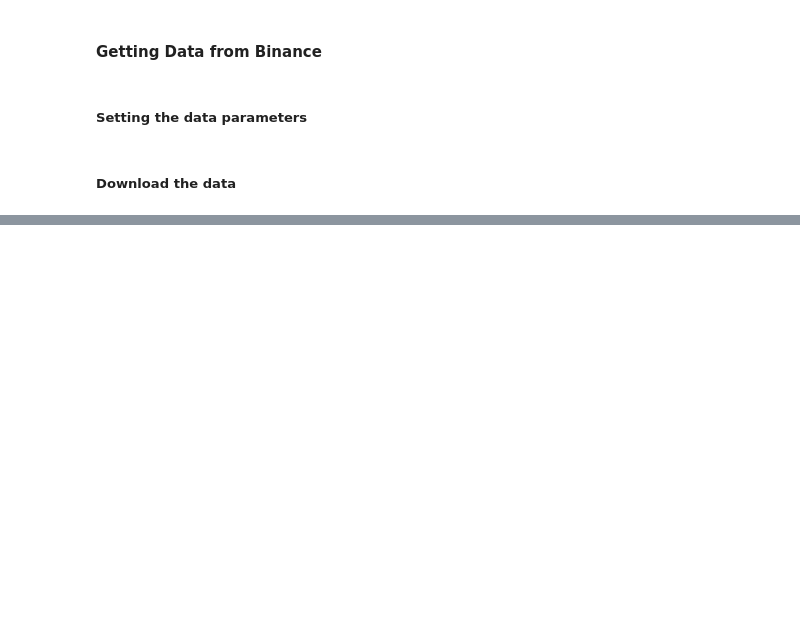
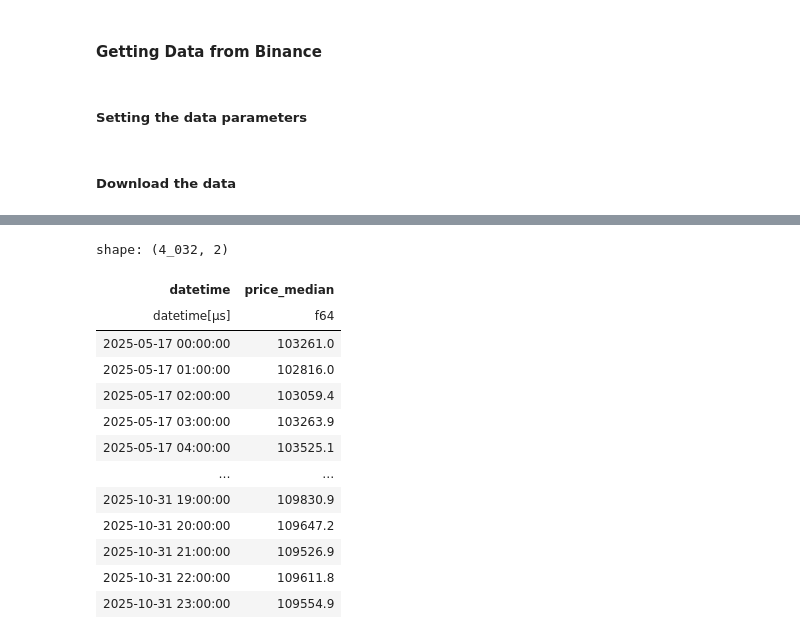
Before and after one commit to tech-ml-quant-luv/Machine-Learning-Engineer-in-Quant, a Jupyter notebook: Machine_learning_projects/quant_trading_strategy_from_scratch/build_predictive_model.ipynb, the cells around one changed output, grey strips where cells are left out. Saved outputs shown, nothing was run; the diff lists cells and outputs as text; code cells hidden in the pictures; blank space fills up the shorter version.

```diff
--- a/Machine_learning_projects/quant_trading_strategy_from_scratch/build_predictive_model.ipynb
+++ b/Machine_learning_projects/quant_trading_strategy_from_scratch/build_predictive_model.ipynb
@@ -51,0 +70,17 @@ annualized_rate = research.sharpe_annualization_factor(time_interval,365,24)
+# %%
+research.load_timeseries(sym, time_interval, pl.col("price").quantile(0.5).alias("price_median"))
+# %% [output]
+shape: (4_032, 2)
+| datetime | price_median |
+| datetime[μs] | f64 |
+| 2025-05-17 00:00:00 | 103261.0 |
+| 2025-05-17 01:00:00 | 102816.0 |
+| 2025-05-17 02:00:00 | 103059.4 |
+| 2025-05-17 03:00:00 | 103263.9 |
+| 2025-05-17 04:00:00 | 103525.1 |
+| … | … |
+| 2025-10-31 19:00:00 | 109830.9 |
+| 2025-10-31 20:00:00 | 109647.2 |
+| 2025-10-31 21:00:00 | 109526.9 |
+| 2025-10-31 22:00:00 | 109611.8 |
+| 2025-10-31 23:00:00 | 109554.9 |
```
Also changed, not shown: parts of 5 cells of this notebook.
